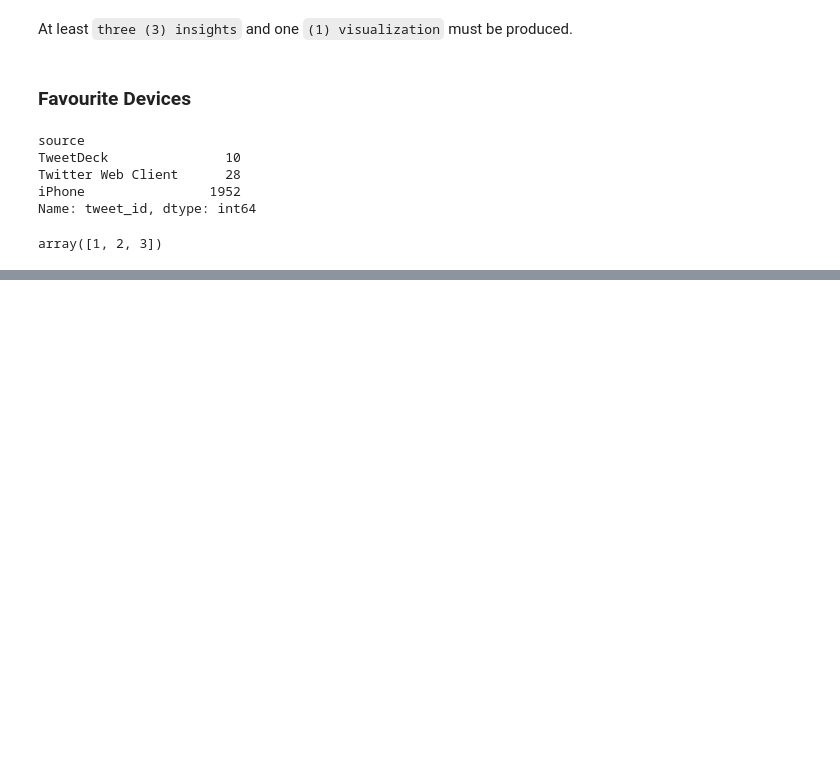
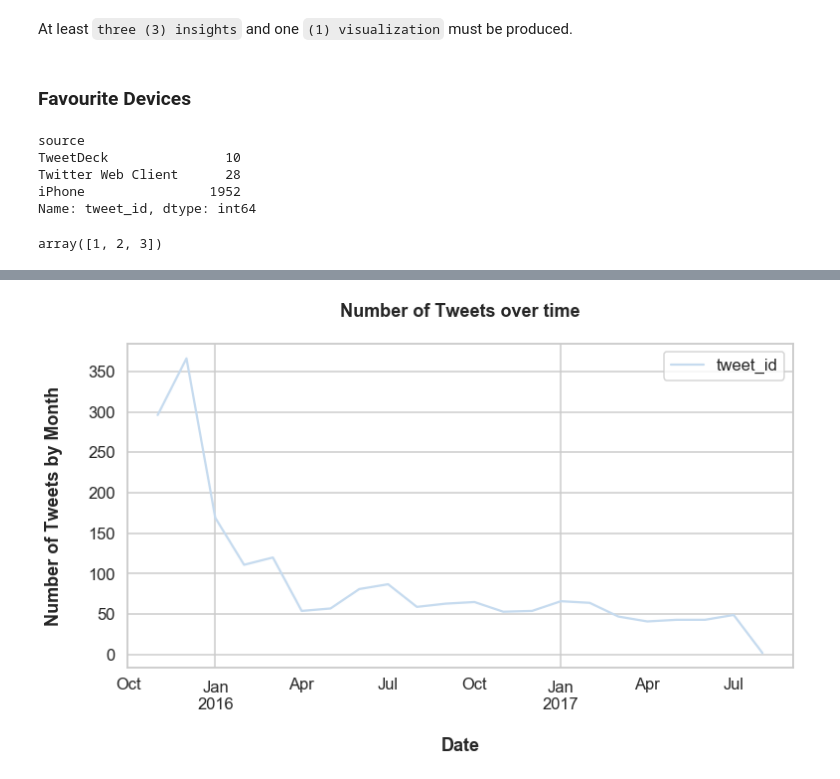
Before and after one commit to moosial/WrangleAndAnalyzeData, a Jupyter notebook: wrangle_act.ipynb, the cells around one changed output, grey strips where cells are left out. Cells and saved outputs as stored; diff of their text form; code cells hidden in the pictures; blank space fills up the shorter version.

```diff
--- a/wrangle_act.ipynb
+++ b/wrangle_act.ipynb
@@ -1408,0 +1466,6 @@ autolabel(axis, ax)
+# %%
+df_time = df.copy()
+df_time['month_year'] = pd.to_datetime(df_time['timestamp']).dt.to_period('M')
+# %%
+df_ts = df_time.groupby('month_year', as_index=False)['tweet_id'].count()
+df_ts
@@ -1408,0 +1490,8 @@ autolabel(axis, ax)
+# %%
+axs = df_ts.plot(x='month_year',figsize=(12, 6));
+plt.title('Number of Tweets over time\n', fontsize=18, weight='bold')
+plt.xlabel('\nDate', weight='bold')
+plt.ylabel('Number of Tweets by Month\n', weight='bold');
+plt.savefig('Number-of-tweets-over-time.png')
+# %% [output]
+[figure, added]
```
Also changed, not shown: parts of 24 cells of this notebook, 3 other files.
